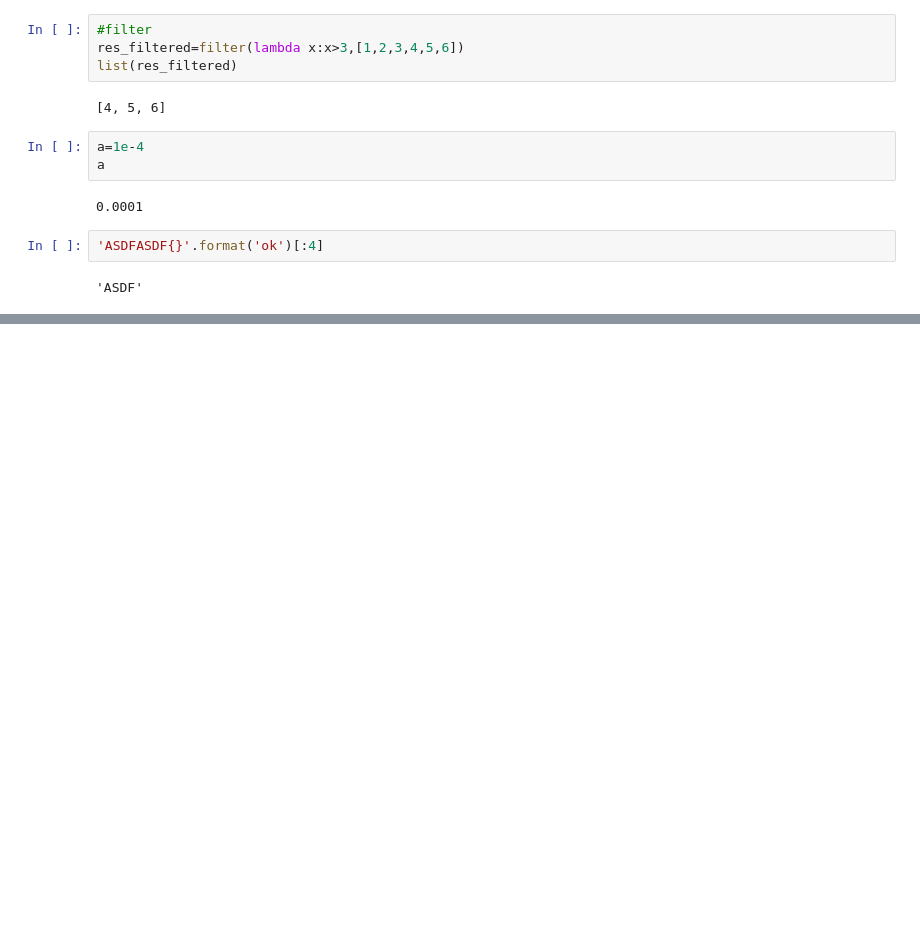
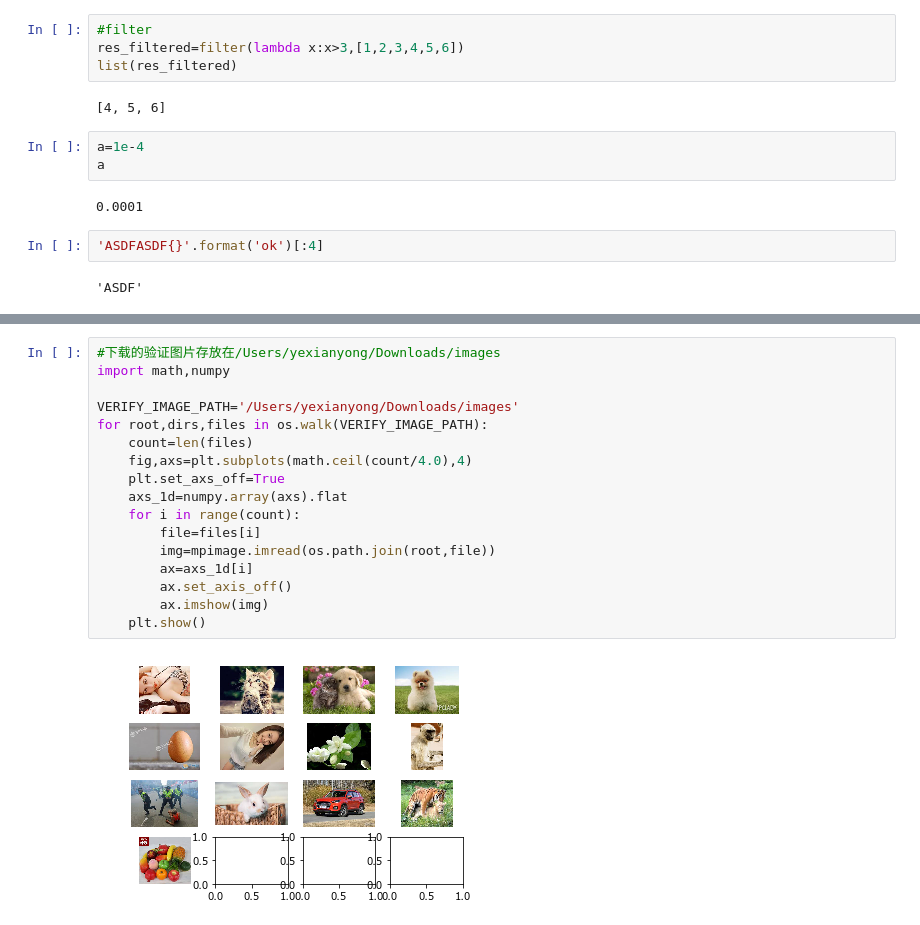
Before and after one commit to yexxyy/jupyter_notebook, a Jupyter notebook: library_learn/python.ipynb, the cells around one changed output, grey strips where cells are left out. Saved outputs shown, nothing was run; the diff lists cells and outputs as text; blank space fills up the shorter version.

```diff
--- a/library_learn/python.ipynb
+++ b/library_learn/python.ipynb
@@ -48,0 +75,19 @@ os.getcwd()
+# %%
+#下载的验证图片存放在/Users/yexianyong/Downloads/images
+import math,numpy
+
+VERIFY_IMAGE_PATH='/Users/yexianyong/Downloads/images'
+for root,dirs,files in os.walk(VERIFY_IMAGE_PATH):
+    count=len(files)
+    fig,axs=plt.subplots(math.ceil(count/4.0),4)
+    plt.set_axs_off=True
+    axs_1d=numpy.array(axs).flat
+    for i in range(count):
+        file=files[i]
+        img=mpimage.imread(os.path.join(root,file))
+        ax=axs_1d[i]
+        ax.set_axis_off()
+        ax.imshow(img)
+    plt.show()
+# %% [output]
+[figure, added]
```
Also changed, not shown: parts of 2 cells of this notebook, 3 other files.
